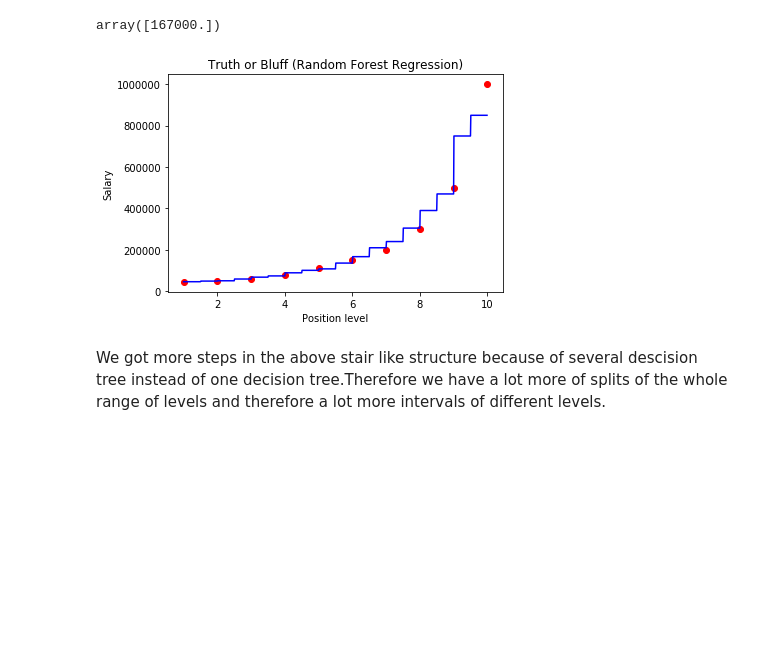
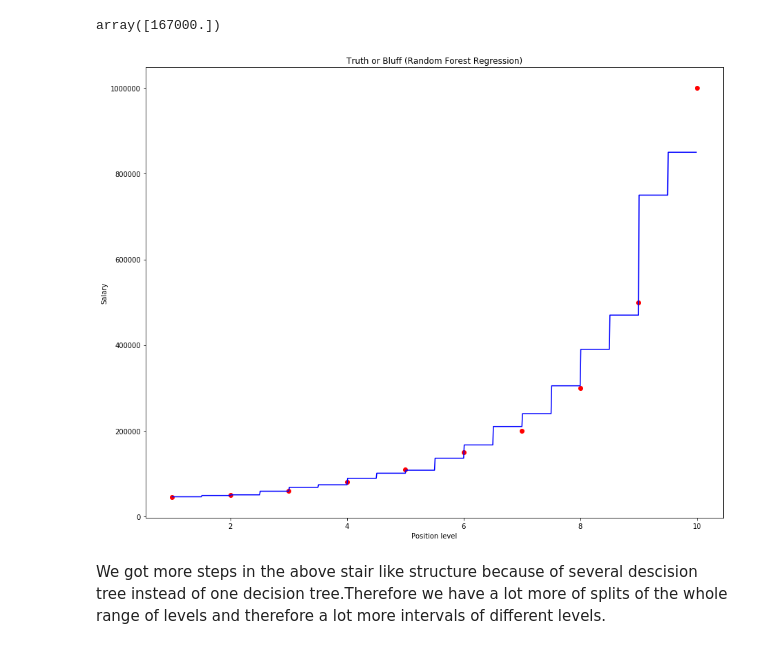
Before and after one commit to krsamir/Machine-Learning, a Jupyter notebook: 02. Regression/06. Random Forest/Random Forest.ipynb, the cells around one changed output. Drawn from its saved outputs; the diff is of its cells as text; code cells hidden in the pictures; blank space fills up the shorter version.

```diff
--- a/02. Regression/06. Random Forest/Random Forest.ipynb
+++ b/02. Regression/06. Random Forest/Random Forest.ipynb
@@ -31,16 +31,17 @@ y_pred
 array([167000.])
 # %%
 # Visualising the Regression results (for higher resolution and smoother curve)
+plt.figure(figsize=(15, 12))
 X_grid = np.arange(min(X), max(X), 0.01)
 X_grid = X_grid.reshape((len(X_grid), 1))
 plt.scatter(X, y, color = 'red')
 plt.plot(X_grid, regressor.predict(X_grid), color = 'blue')
 plt.title('Truth or Bluff (Random Forest Regression)')
 plt.xlabel('Position level')
 plt.ylabel('Salary')
 plt.show()
 # %% [output]
-[figure, old version]
+[figure, new version]
 # %% [markdown]
 We got more steps in the above stair like structure because of several descision tree instead of one decision tree.Therefore we have a lot more of splits of the whole range of levels and therefore a lot more intervals of different levels.
 # %% [markdown]
```
Also changed, not shown: parts of 1 cell of this notebook.
